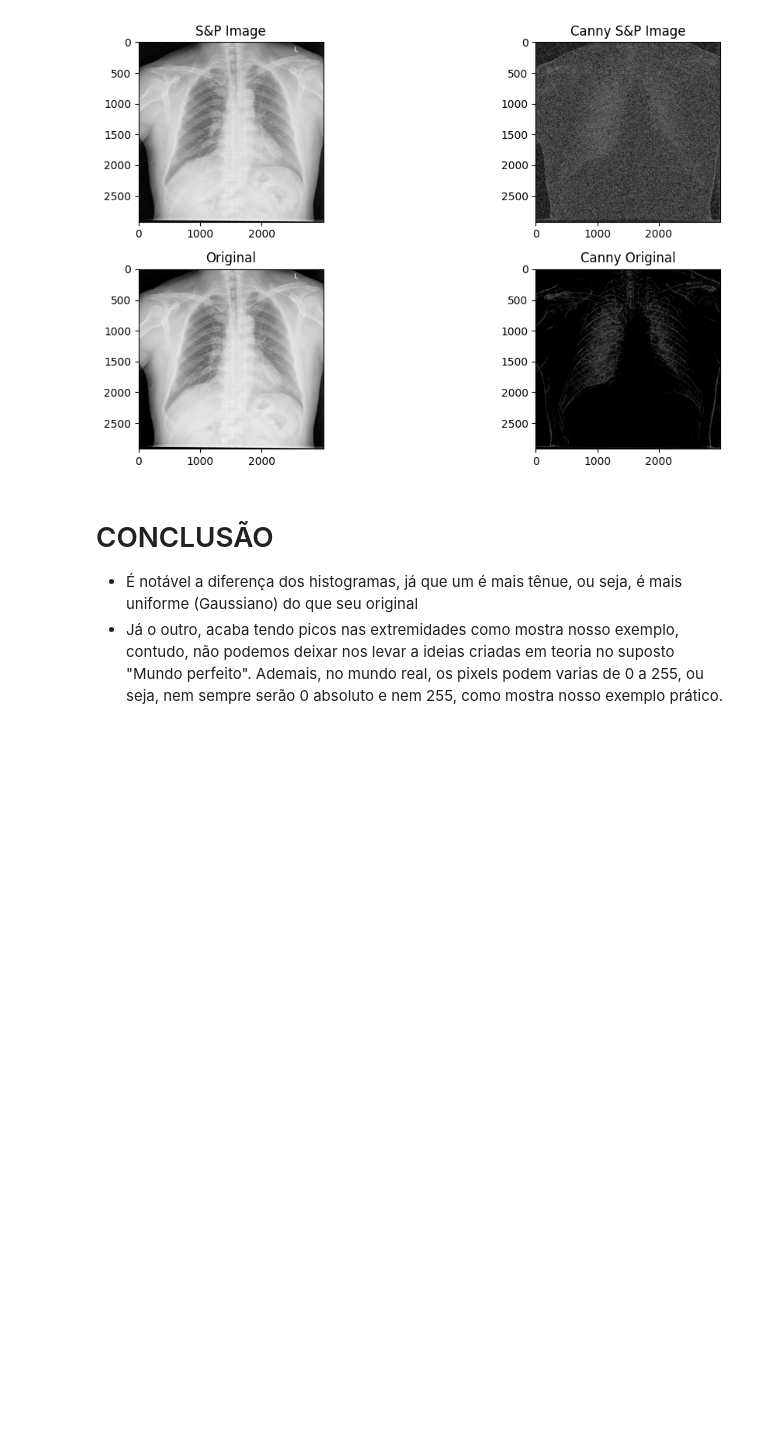
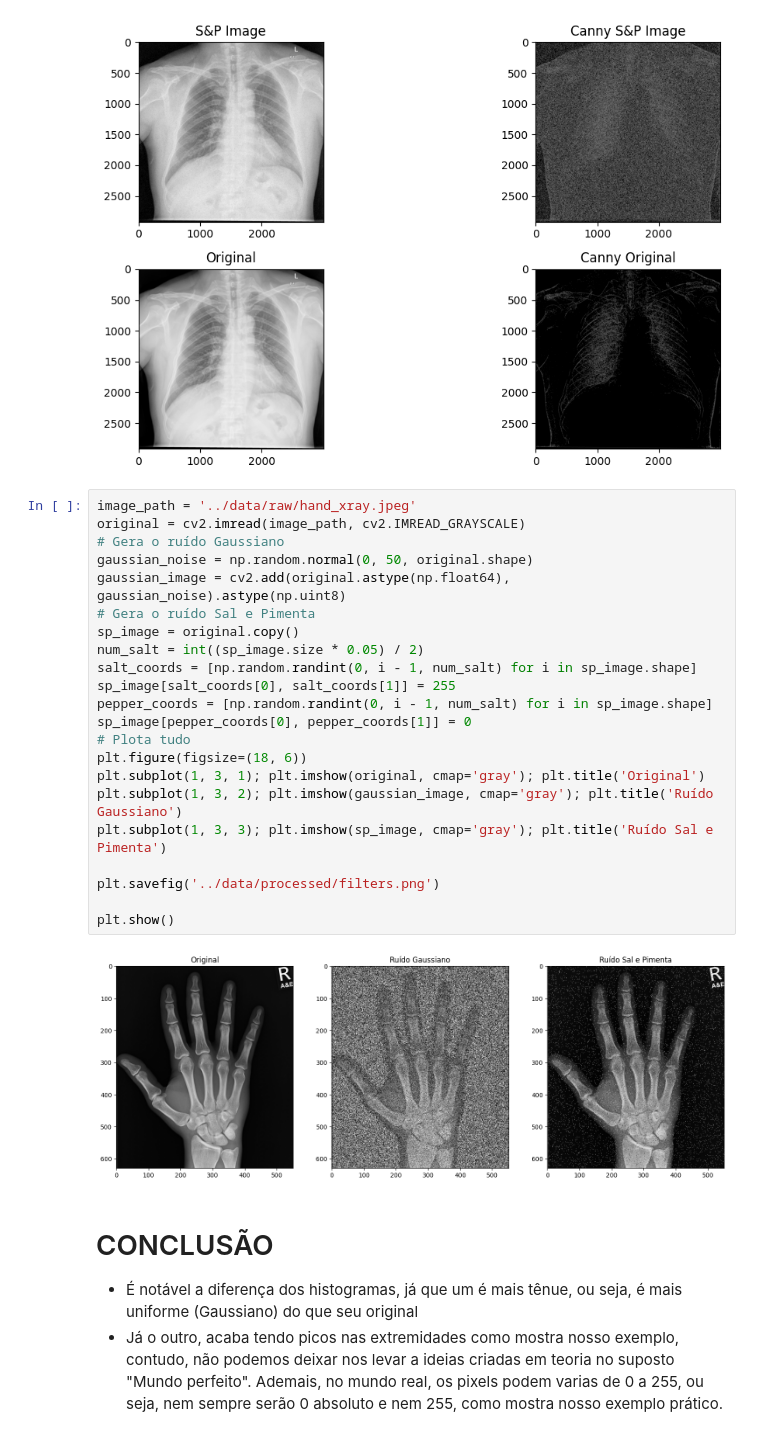
Before and after one commit to ianfeltrin/PyMIP-project, a Jupyter notebook: notebooks/analise_filtros.ipynb, the cells around one changed output. Drawn from its saved outputs; the diff is of its cells as text; blank space fills up the shorter version.

Commit message:
feat: Add multi-filter quadrant notebook and .gitignore file

```diff
--- a/notebooks/analise_filtros.ipynb
+++ b/notebooks/analise_filtros.ipynb
@@ -133,6 +135,30 @@ plt.tight_layout()
 plt.show()
 # %% [output]
 [figure]
+# %%
+image_path = '../data/raw/hand_xray.jpeg'
+original = cv2.imread(image_path, cv2.IMREAD_GRAYSCALE)
+# Gera o ruído Gaussiano
+gaussian_noise = np.random.normal(0, 50, original.shape)
+gaussian_image = cv2.add(original.astype(np.float64), gaussian_noise).astype(np.uint8)
+# Gera o ruído Sal e Pimenta
+sp_image = original.copy()
+num_salt = int((sp_image.size * 0.05) / 2)
+salt_coords = [np.random.randint(0, i - 1, num_salt) for i in sp_image.shape]
+sp_image[salt_coords[0], salt_coords[1]] = 255
+pepper_coords = [np.random.randint(0, i - 1, num_salt) for i in sp_image.shape]
+sp_image[pepper_coords[0], pepper_coords[1]] = 0
+# Plota tudo
+plt.figure(figsize=(18, 6))
+plt.subplot(1, 3, 1); plt.imshow(original, cmap='gray'); plt.title('Original')
+plt.subplot(1, 3, 2); plt.imshow(gaussian_image, cmap='gray'); plt.title('Ruído Gaussiano')
+plt.subplot(1, 3, 3); plt.imshow(sp_image, cmap='gray'); plt.title('Ruído Sal e Pimenta')
+
+plt.savefig('../data/processed/filters.png')
+
+plt.show()
+# %% [output]
+[figure, added]
 # %% [markdown]
 # CONCLUSÃO
  * É notável a diferença dos histogramas, já que um é mais tênue, ou seja, é mais uniforme (Gaussiano) do que seu original
```
Also changed, not shown: parts of 3 cells of this notebook, 1 other file.
